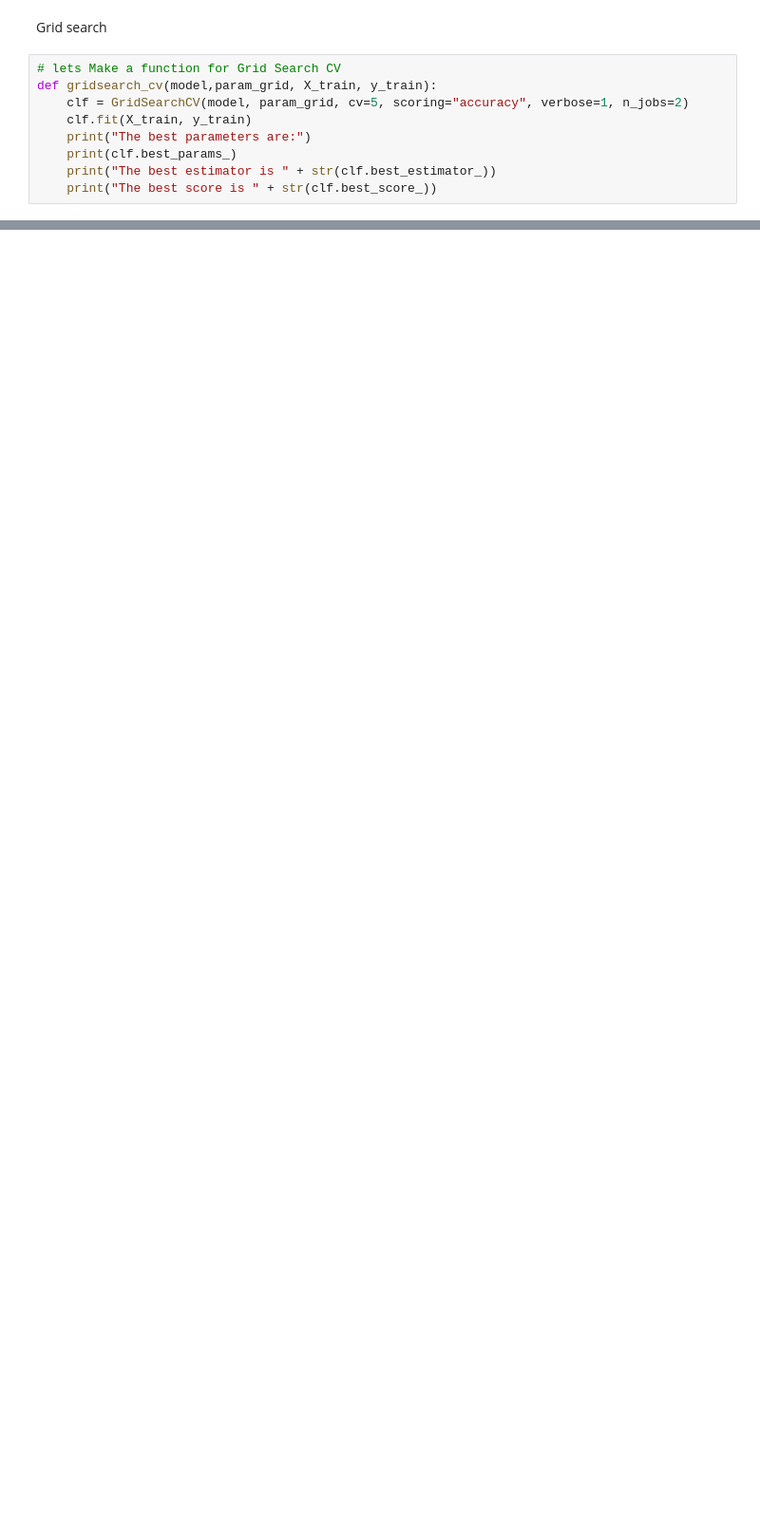
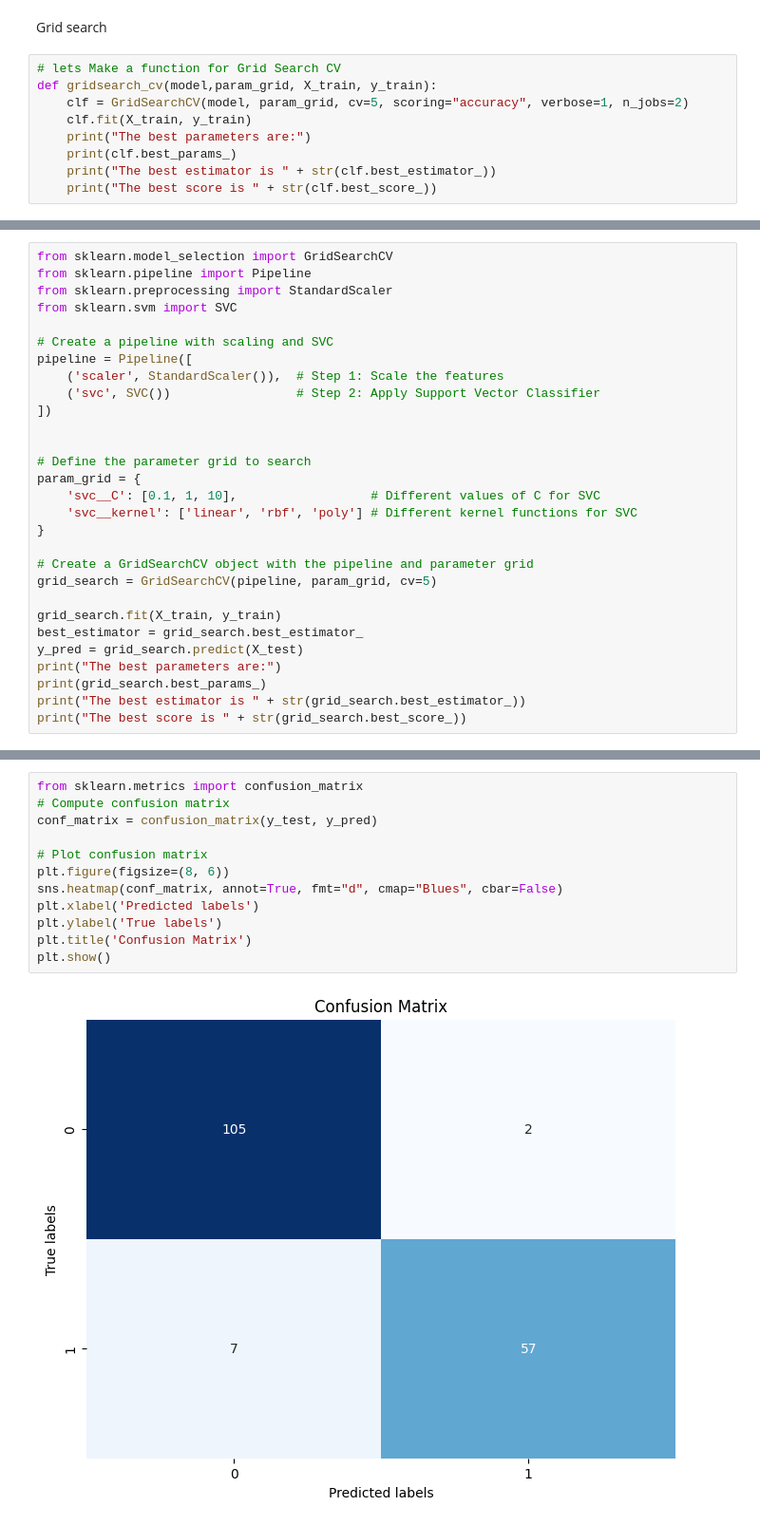
Before and after one commit to w4bo/teaching-handsondatapipelines, a Jupyter notebook: materials/15-BreastCancer.solution.ipynb, the cells around one changed output, grey strips where cells are left out. Shown at 95% size. Cells and saved outputs as stored; diff of their text form; blank space fills up the shorter version.

```diff
--- a/materials/15-BreastCancer.solution.ipynb
+++ b/materials/15-BreastCancer.solution.ipynb
@@ -348,0 +561,29 @@ gridsearch_cv(model, param_grid, X, y)
+# %%
+from sklearn.model_selection import GridSearchCV
+from sklearn.pipeline import Pipeline
+from sklearn.preprocessing import StandardScaler
+from sklearn.svm import SVC
+
+# Create a pipeline with scaling and SVC
+pipeline = Pipeline([
+    ('scaler', StandardScaler()),  # Step 1: Scale the features
+    ('svc', SVC())                 # Step 2: Apply Support Vector Classifier
+])
+
+
+# Define the parameter grid to search
+param_grid = {
+    'svc__C': [0.1, 1, 10],                  # Different values of C for SVC
+    'svc__kernel': ['linear', 'rbf', 'poly'] # Different kernel functions for SVC
+}
+
+# Create a GridSearchCV object with the pipeline and parameter grid
+grid_search = GridSearchCV(pipeline, param_grid, cv=5)
+
+grid_search.fit(X_train, y_train)
+best_estimator = grid_search.best_estimator_
+y_pred = grid_search.predict(X_test)
+print("The best parameters are:")
+print(grid_search.best_params_)
+print("The best estimator is " + str(grid_search.best_estimator_))
+print("The best score is " + str(grid_search.best_score_))
@@ -348,0 +595,14 @@ gridsearch_cv(model, param_grid, X, y)
+# %%
+from sklearn.metrics import confusion_matrix
+# Compute confusion matrix
+conf_matrix = confusion_matrix(y_test, y_pred)
+
+# Plot confusion matrix
+plt.figure(figsize=(8, 6))
+sns.heatmap(conf_matrix, annot=True, fmt="d", cmap="Blues", cbar=False)
+plt.xlabel('Predicted labels')
+plt.ylabel('True labels')
+plt.title('Confusion Matrix')
+plt.show()
+# %% [output]
+[figure, added]
```
Also changed, not shown: parts of 29 cells of this notebook.
